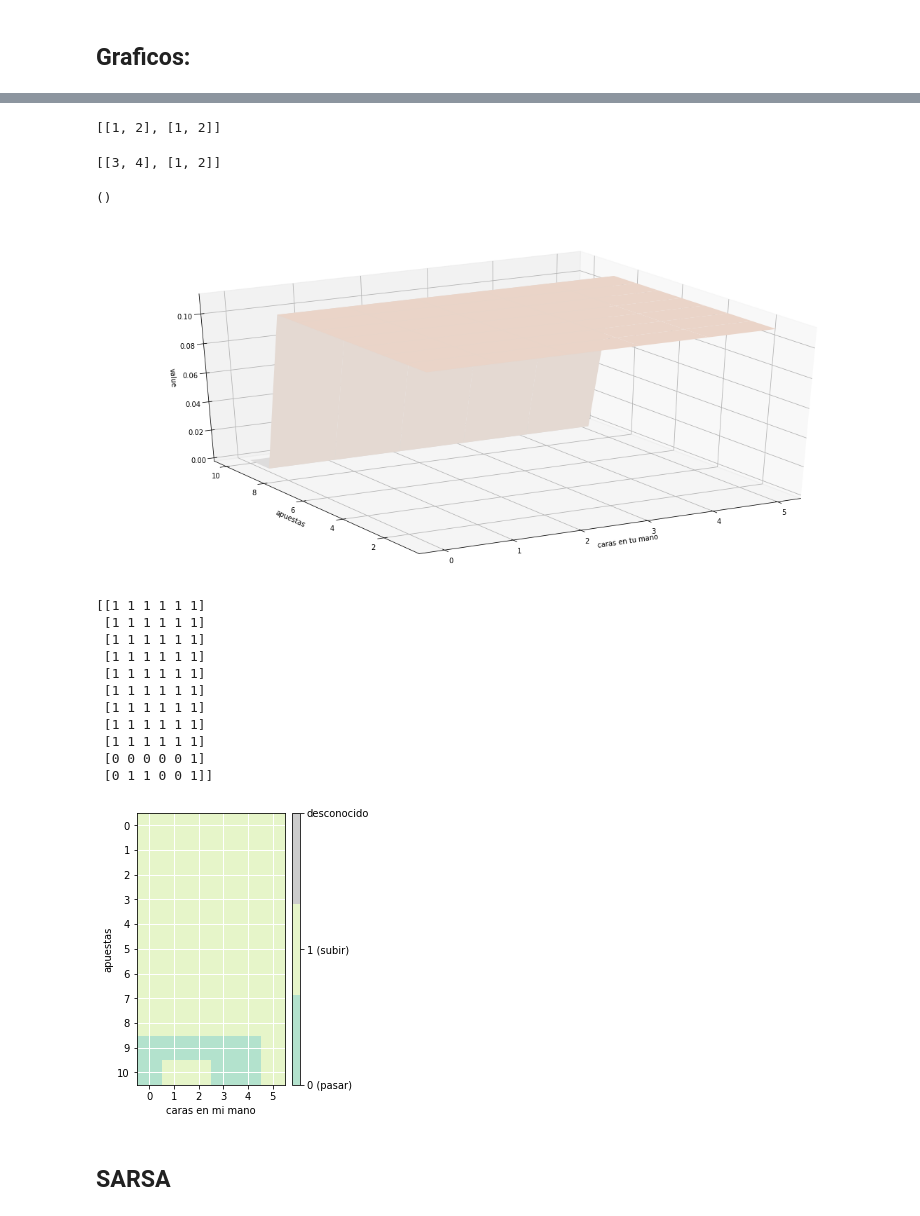
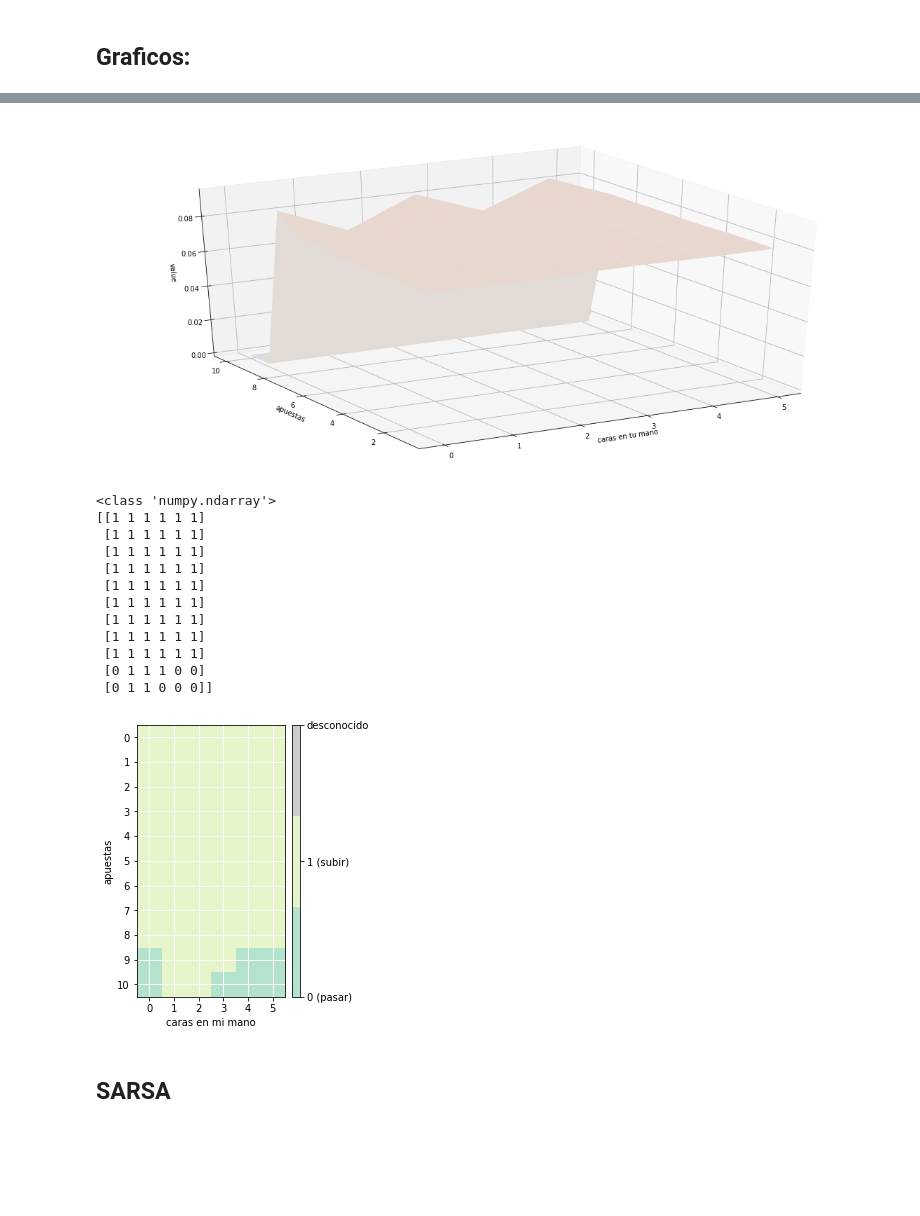
Before and after one commit to LecJackS/Procesos-Markovianos-Para-el-Aprendizaje-Automatico-2019-1C, a Jupyter notebook: tp3/TP3.ipynb, the cells around one changed output, grey strips where cells are left out. Drawn from its saved outputs; the diff is of its cells as text; code cells hidden in the pictures; blank space fills up the shorter version.

Commit message:
Casi listo Sarsa, solved el tema de updates en todos los datos de un dict
No era un tema de tuplas, pobrecitas, era un tema de arrays siendo "duplicados" al crearse el dict con dict.fromkeys()

```diff
--- a/tp3/TP3.ipynb
+++ b/tp3/TP3.ipynb
@@ -370,5 +239,2 @@ Relavive error: 1.0786419897349238e-05
 # %% [markdown]
 <img src="./img/on-policy-first-visit-mc-control.png" width="500" align="left" />
-# %%
-D = {'a':1, 'b':2, 'c':3}
-D
@@ -423,79 +362,51 @@ def initialize_Returns(D, default_value, nA):
-# %%
-x=[list([1, 2])]*2
-x
-# %% [output]
-[[1, 2], [1, 2]]
-# %%
-x[0] = [3,4]
-x
-# %% [output]
-[[3, 4], [1, 2]]
 # %%
 def mc_control(env, num_episodes, alpha, gamma=1.0, eps_start=1.0, eps_decay=.99999, eps_min=0.05):
-    # Completar
-    """
-    Q es un diccionario cuyas keys son pares
-    <"caras en mi mano" y "apuesta actual"> (state)
-    <y el valor de CADA acción ha realizar >(action-value)
-    Q{(st, ate): (val, ue)}
-    """
+    """ Q es un diccionario cuyas keys son pares
+        <"caras en mi mano" y "apuesta actual"> (state)
+        <y el valor de CADA acción en su posicion >(action-value)
+     Q{(st, ate): (v_a0, v_a1)}"""
     nA = 2
     Q = {}
     policy = {}
     # se podra hacer sin inicializar Q para TODO s,a?
     default_value = [0,]*nA
-    Q=initialize_QPol_est(Q, default_value, nA)
+    Q=initialize_dict(Q, default_value, nA)
     #
     default_value = [1/nA,]*nA
-    policy = initialize_QPol_est(policy, default_value, nA)
-    #solo la primera vez! ver si se puede hacer update gradual para no usar Returns
-    Returns = {}
-    default_value = [[],]*nA
-    Returns = initialize_Returns(Returns, default_value, nA)
+    policy = initialize_dict(policy, default_value, nA)
     #
-    NumReturns = {}
+#     Returns = {}
+#     default_value = [[],]*nA
+#     Returns = initialize_dict(Returns, default_value, nA)
+    #
+    MeanReturns = {}
     #default_value = [mean, action_count]
     default_value = [[0, 0],]*nA
 
-    NumReturns = initialize_Returns(NumReturns, default_value, nA)
+    MeanReturns = initialize_dict(MeanReturns, default_value, nA)
     #
     epsilon = eps_start
     for iteration in range(num_episodes):
         epsilon = max(epsilon*eps_decay, eps_min)
         episode = generate_episode_from_Q(env, Q, epsilon, nA)
-        #print("episode: ", episode)
-        #pprint.pprint(episode)
-        #print("Q before:")
-        #pprint.pprint(Q)
-        Q = update_Q(env, episode, Q, alpha, gamma, Returns, NumReturns)
-        #print("Q after:")
-        #pprint.pprint(Q)
+        Q = update_Q(env, episode, Q, alpha, gamma, MeanReturns)#Returns, )
         for state in episode:
             policy[state] = get_probs(Q[state], epsilon, nA)
-
     return policy, Q
-# %%
-x = ([1,2,3],[3,4,5])
-x[0].append(10)
-
-()
-# %% [output]
-()
 # %%
 # Calcular la politica optima y el value function
 #policy, Q = mc_control(env, 500000, 0.015)
-policy, Q = mc_control(env, 1000000, 0.015)
+policy, Q = mc_control(env, 10000, 0.015)
 V = dict((k, np.max(v)) for k, v in Q.items())
 plot_values(V)
-#pprint.pprint(Q)
-
-#Deberia hacer que Returns tenga como key SOLO el estado (s,s) y para cada accion, una lista de valores historicos
 # %% [output]
-[figure, old version]
+[figure, new version]
 # %%
 # plotear la politica
+print(type(policy[(0,0)]))
 plot_policy(policy)
 # %% [output]
+<class 'numpy.ndarray'>
 [[1 1 1 1 1 1]
  [1 1 1 1 1 1]
  [1 1 1 1 1 1]
@@ -505,8 +416,8 @@ plot_policy(policy)
  [1 1 1 1 1 1]
  [1 1 1 1 1 1]
  [1 1 1 1 1 1]
- [0 0 0 0 0 1]
- [0 1 1 0 0 1]]
+ [0 1 1 1 0 0]
+ [0 1 1 0 0 0]]
-[figure, old version]
+[figure, new version]
 # %% [markdown]
 ## SARSA
```
Also changed, not shown: parts of 30 cells of this notebook, 6 other files.
